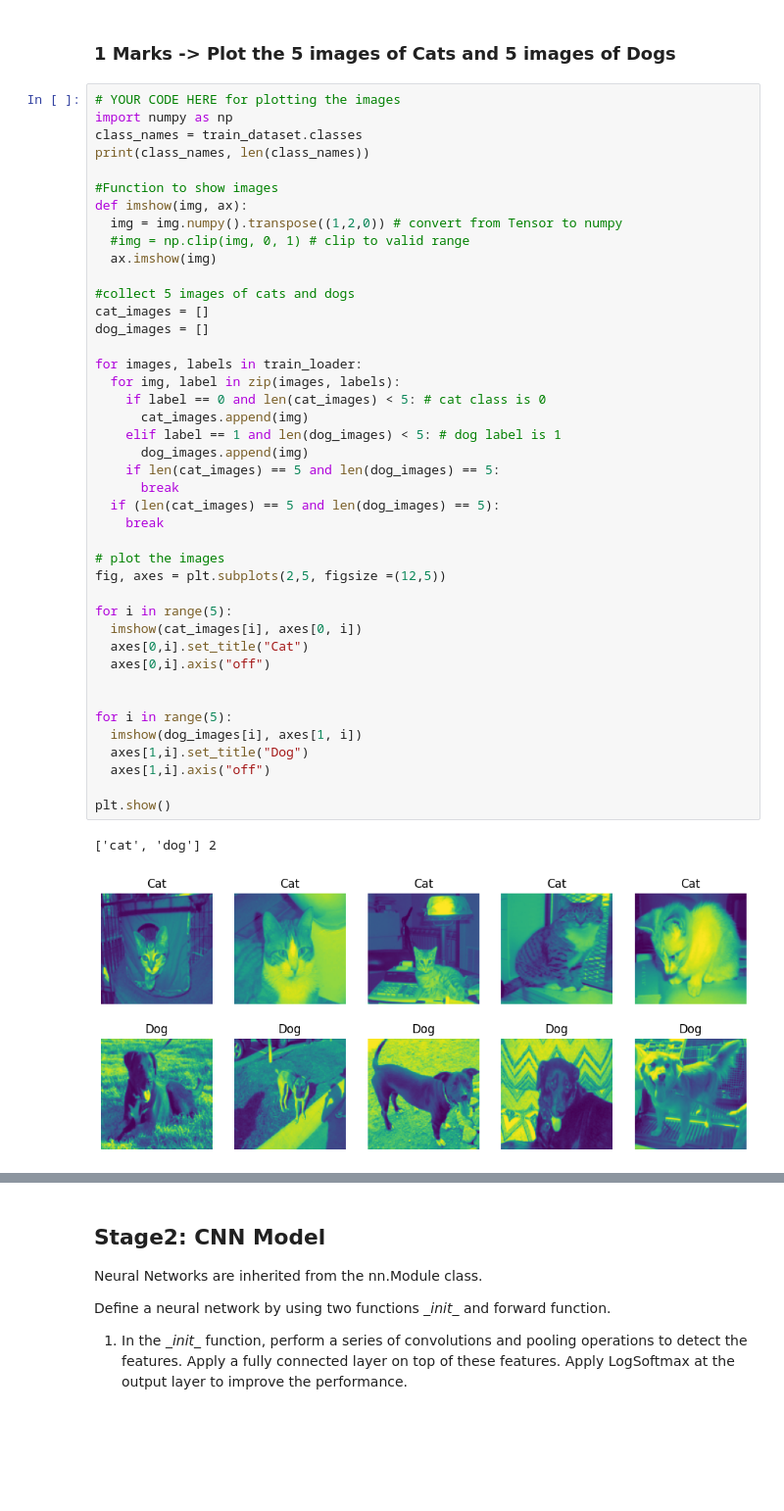
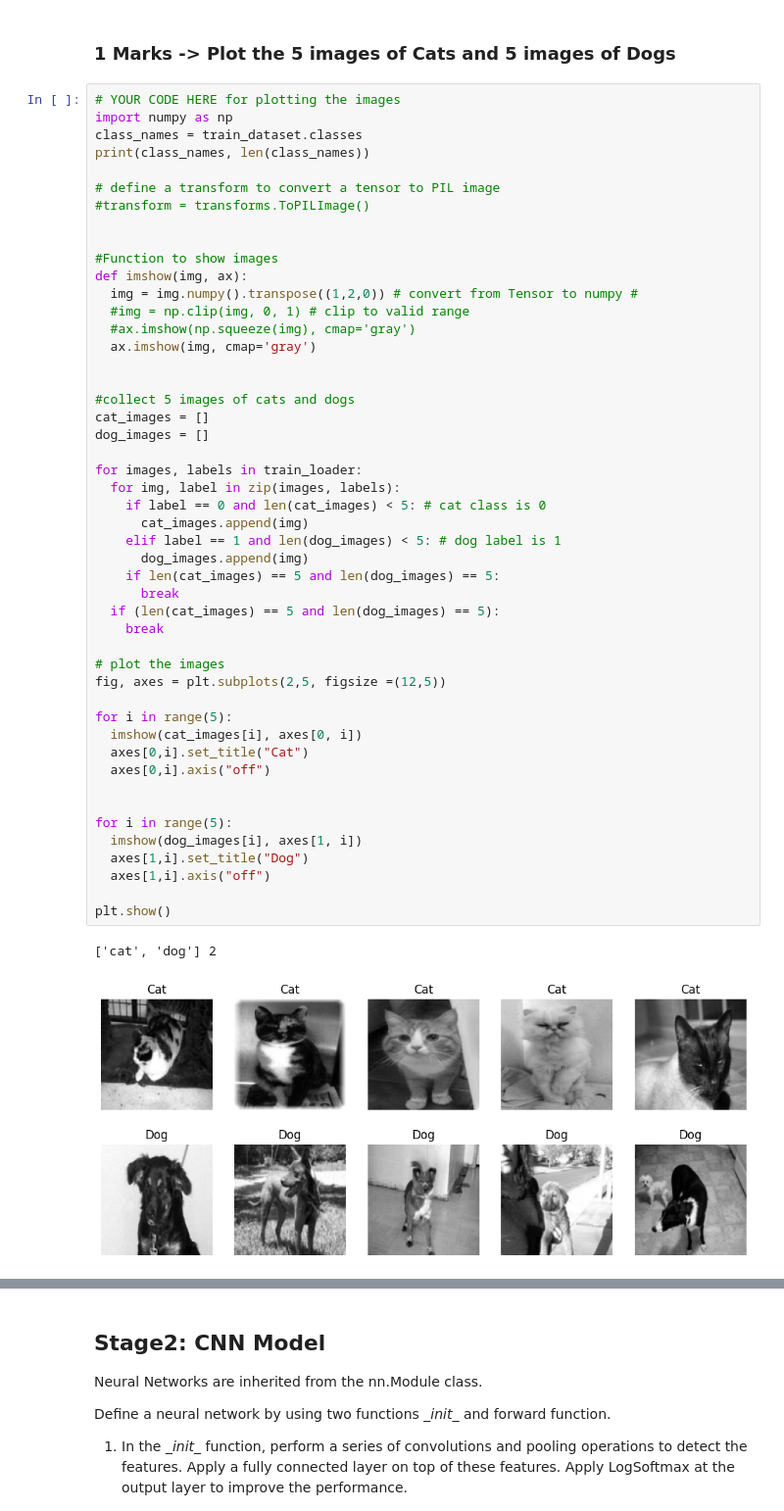
Before and after one commit to lakhanrajpatlolla/aiml-learning, a Jupyter notebook: Lakhan_U3_MH1_CNN_with_Pytorch.ipynb, the cells around one changed output, grey strips where cells are left out. Shown: that part at 98% size. Drawn from its saved outputs; the diff is of its cells as text; blank space fills up the shorter version.

```diff
--- a/Lakhan_U3_MH1_CNN_with_Pytorch.ipynb
+++ b/Lakhan_U3_MH1_CNN_with_Pytorch.ipynb
@@ -132,42 +132,48 @@ import numpy as np
 class_names = train_dataset.classes
 print(class_names, len(class_names))
 
+# define a transform to convert a tensor to PIL image
+#transform = transforms.ToPILImage()
+
+
 #Function to show images
 def imshow(img, ax):
-  img = img.numpy().transpose((1,2,0)) # convert from Tensor to numpy
+  img = img.numpy().transpose((1,2,0)) # convert from Tensor to numpy #
   #img = np.clip(img, 0, 1) # clip to valid range
-  ax.imshow(img)
+  #ax.imshow(np.squeeze(img), cmap='gray')
+  ax.imshow(img, cmap='gray')
+
 
 #collect 5 images of cats and dogs
 cat_images = []
 dog_images = []
 
 for images, labels in train_loader:
   for img, label in zip(images, labels):
     if label == 0 and len(cat_images) < 5: # cat class is 0
       cat_images.append(img)
     elif label == 1 and len(dog_images) < 5: # dog label is 1
       dog_images.append(img)
     if len(cat_images) == 5 and len(dog_images) == 5:
       break
   if (len(cat_images) == 5 and len(dog_images) == 5):
     break
 
 # plot the images
 fig, axes = plt.subplots(2,5, figsize =(12,5))
 
 for i in range(5):
   imshow(cat_images[i], axes[0, i])
   axes[0,i].set_title("Cat")
   axes[0,i].axis("off")
 
 
 for i in range(5):
   imshow(dog_images[i], axes[1, i])
   axes[1,i].set_title("Dog")
   axes[1,i].axis("off")
 
 plt.show()
 # %% [output]
 ['cat', 'dog'] 2
-[figure, old version]
+[figure, new version]
```
Also changed, not shown: parts of 7 cells of this notebook.
